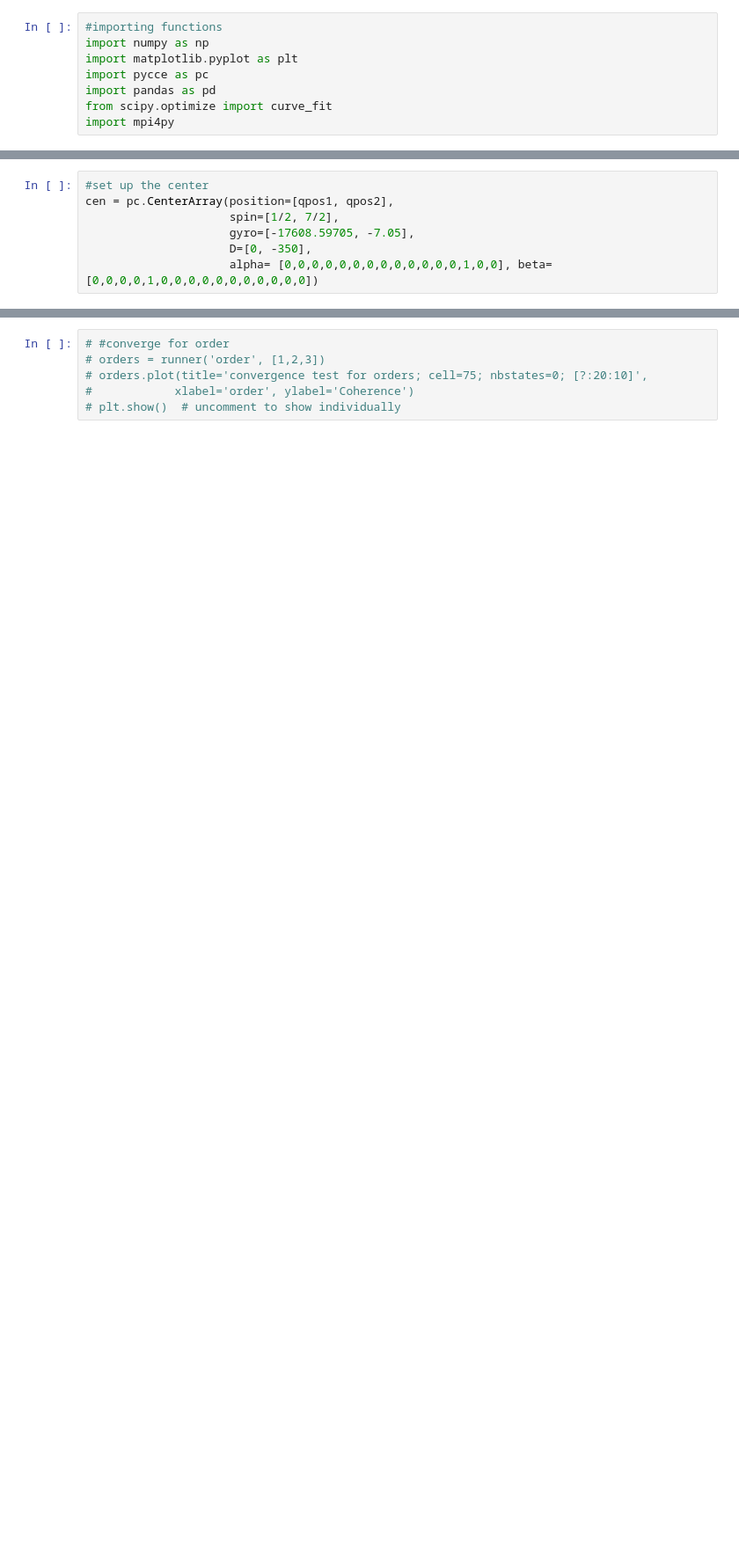
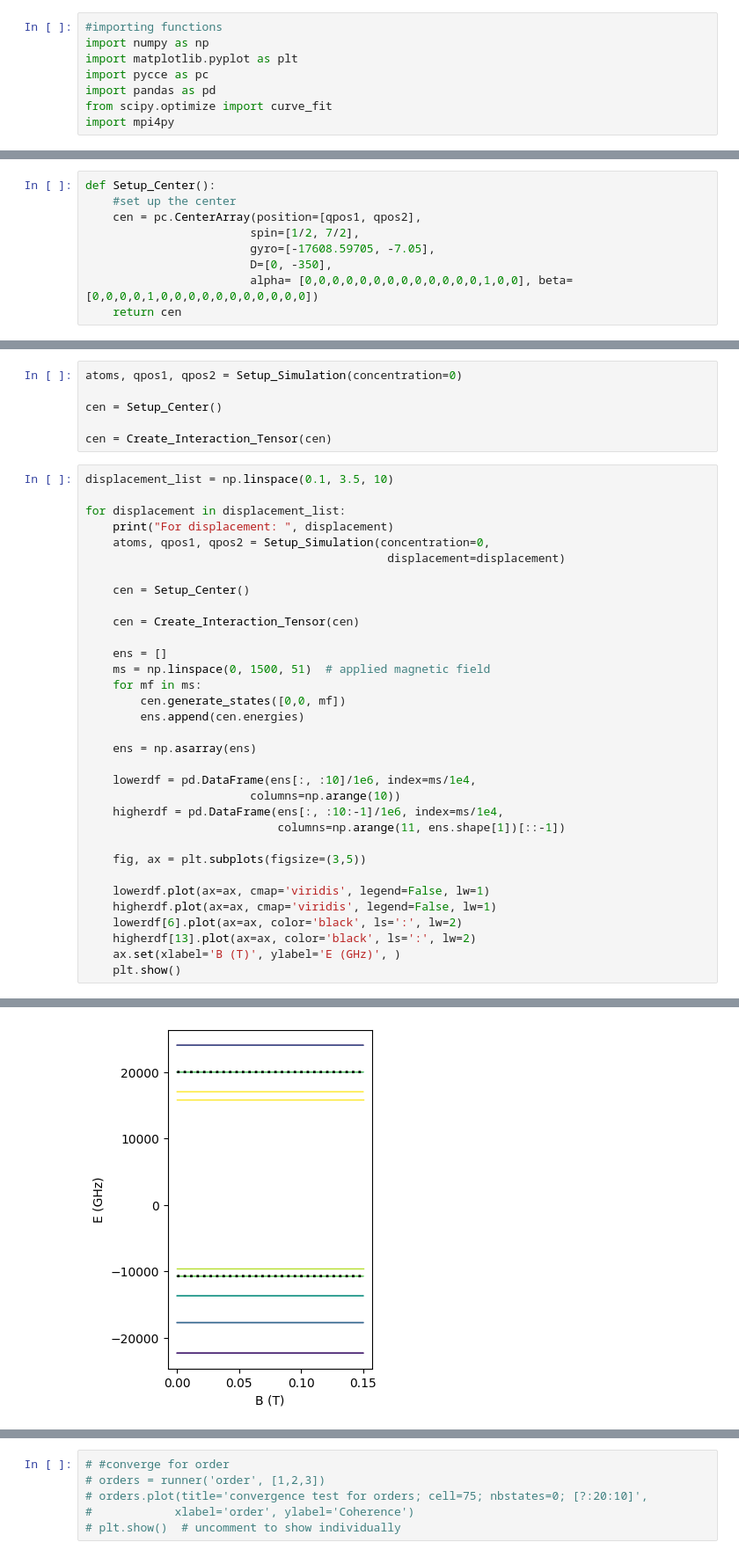
Before and after one commit to aoneillmark/Capstone, a Jupyter notebook: Cathal Hogan code/V0TPP multiple central spins with different concentrations.ipynb, the cells around one changed output, grey strips where cells are left out. Shown at 88% size. Saved outputs shown, nothing was run; the diff lists cells and outputs as text; blank space fills up the shorter version.

```diff
--- a/Cathal Hogan code/V0TPP multiple central spins with different concentrations.ipynb
+++ b/Cathal Hogan code/V0TPP multiple central spins with different concentrations.ipynb
@@ -82,8 +112,10 @@ atoms.add_type(*spin_types)
 # %%
-#set up the center
-cen = pc.CenterArray(position=[qpos1, qpos2],
-                     spin=[1/2, 7/2],
-                     gyro=[-17608.59705, -7.05],
-                     D=[0, -350],
-                     alpha= [0,0,0,0,0,0,0,0,0,0,0,0,0,1,0,0], beta=[0,0,0,0,1,0,0,0,0,0,0,0,0,0,0,0])
+def Setup_Center():
+    #set up the center
+    cen = pc.CenterArray(position=[qpos1, qpos2],
+                        spin=[1/2, 7/2],
+                        gyro=[-17608.59705, -7.05],
+                        D=[0, -350],
+                        alpha= [0,0,0,0,0,0,0,0,0,0,0,0,0,1,0,0], beta=[0,0,0,0,1,0,0,0,0,0,0,0,0,0,0,0])
+    return cen
 # %%
@@ -114,0 +145,40 @@ Interaction tensor:
+# %%
+atoms, qpos1, qpos2 = Setup_Simulation(concentration=0)
+
+cen = Setup_Center()
+
+cen = Create_Interaction_Tensor(cen)
+# %%
+displacement_list = np.linspace(0.1, 3.5, 10)
+
+for displacement in displacement_list:
+    print("For displacement: ", displacement)
+    atoms, qpos1, qpos2 = Setup_Simulation(concentration=0,
+                                            displacement=displacement)
+
+    cen = Setup_Center()
+
+    cen = Create_Interaction_Tensor(cen)
+
+    ens = []
+    ms = np.linspace(0, 1500, 51)  # applied magnetic field
+    for mf in ms:
+        cen.generate_states([0,0, mf])
+        ens.append(cen.energies)
+
+    ens = np.asarray(ens)
+
+    lowerdf = pd.DataFrame(ens[:, :10]/1e6, index=ms/1e4,
+                        columns=np.arange(10))
+    higherdf = pd.DataFrame(ens[:, :10:-1]/1e6, index=ms/1e4,
+                            columns=np.arange(11, ens.shape[1])[::-1])
+
+    fig, ax = plt.subplots(figsize=(3,5))
+
+    lowerdf.plot(ax=ax, cmap='viridis', legend=False, lw=1)
+    higherdf.plot(ax=ax, cmap='viridis', legend=False, lw=1)
+    lowerdf[6].plot(ax=ax, color='black', ls=':', lw=2)
+    higherdf[13].plot(ax=ax, color='black', ls=':', lw=2)
+    ax.set(xlabel='B (T)', ylabel='E (GHz)', )
+    plt.show()
+# %% [output]
@@ -114,0 +186 @@ Interaction tensor:
+[figure, added]
```
Also changed, not shown: parts of 9 cells of this notebook, 1 other file.
